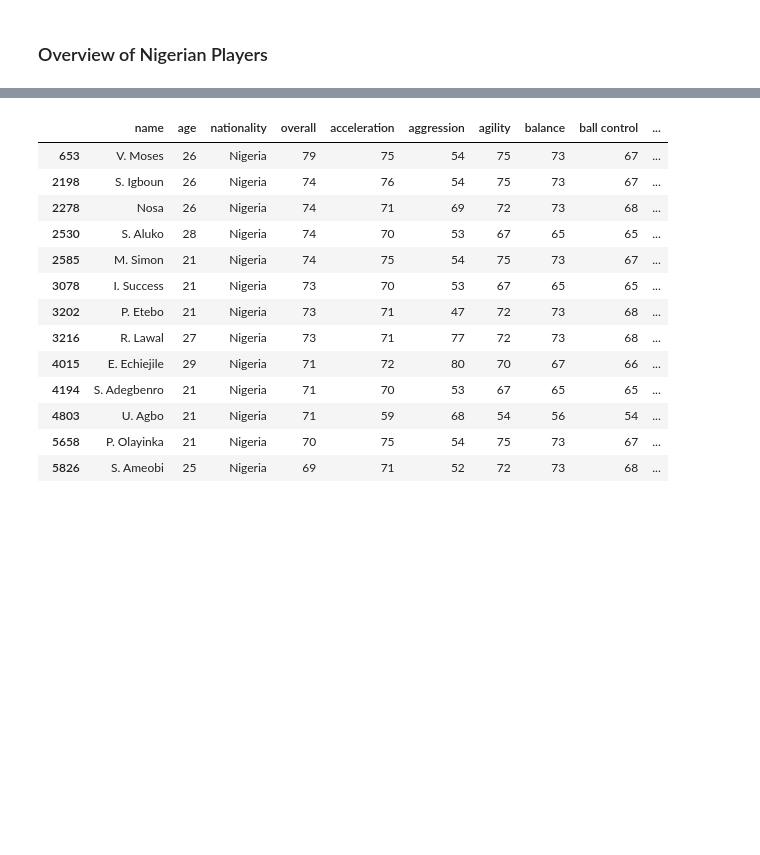
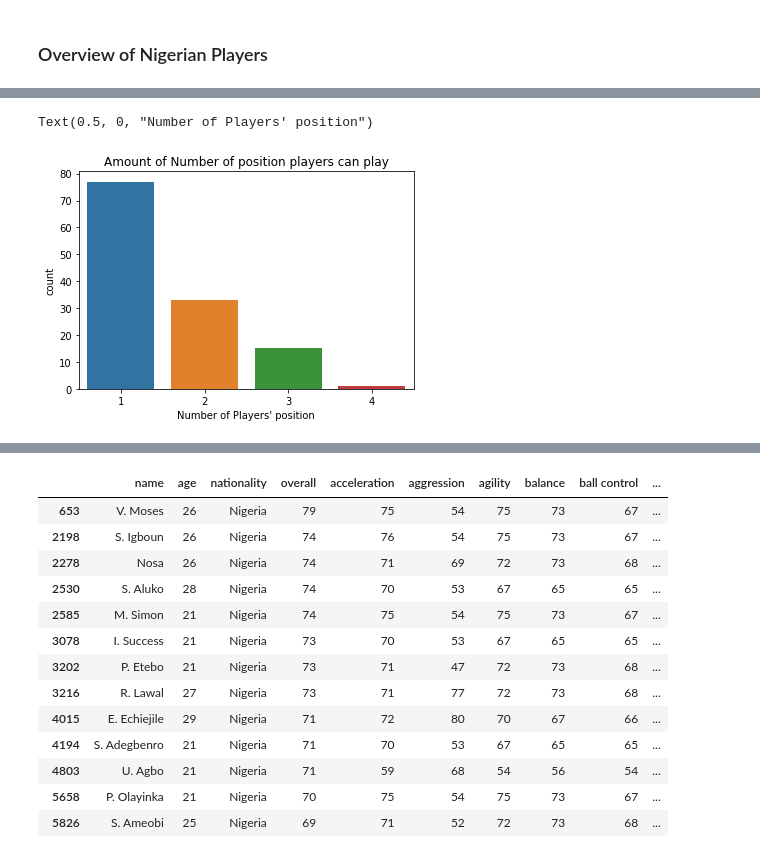
Before and after one commit to imabiodun/fifa-ranking, a Jupyter notebook: fifa-player-ranking.ipynb, the cells around one changed output, grey strips where cells are left out. Drawn from its saved outputs; the diff is of its cells as text; code cells hidden in the pictures; blank space fills up the shorter version.

```diff
--- a/fifa-player-ranking.ipynb
+++ b/fifa-player-ranking.ipynb
@@ -250 +297,8 @@ nga_players
 126 rows × 41 columns
+# %%
+sns.countplot(data = nga_players, x= 'num of position')
+plt.title('Amount of Number of position players can play')
+plt.xlabel('Number of Players\' position')
+# %% [output]
+Text(0.5, 0, "Number of Players' position")
+[figure, added]
```
Also changed, not shown: parts of 32 cells of this notebook.
